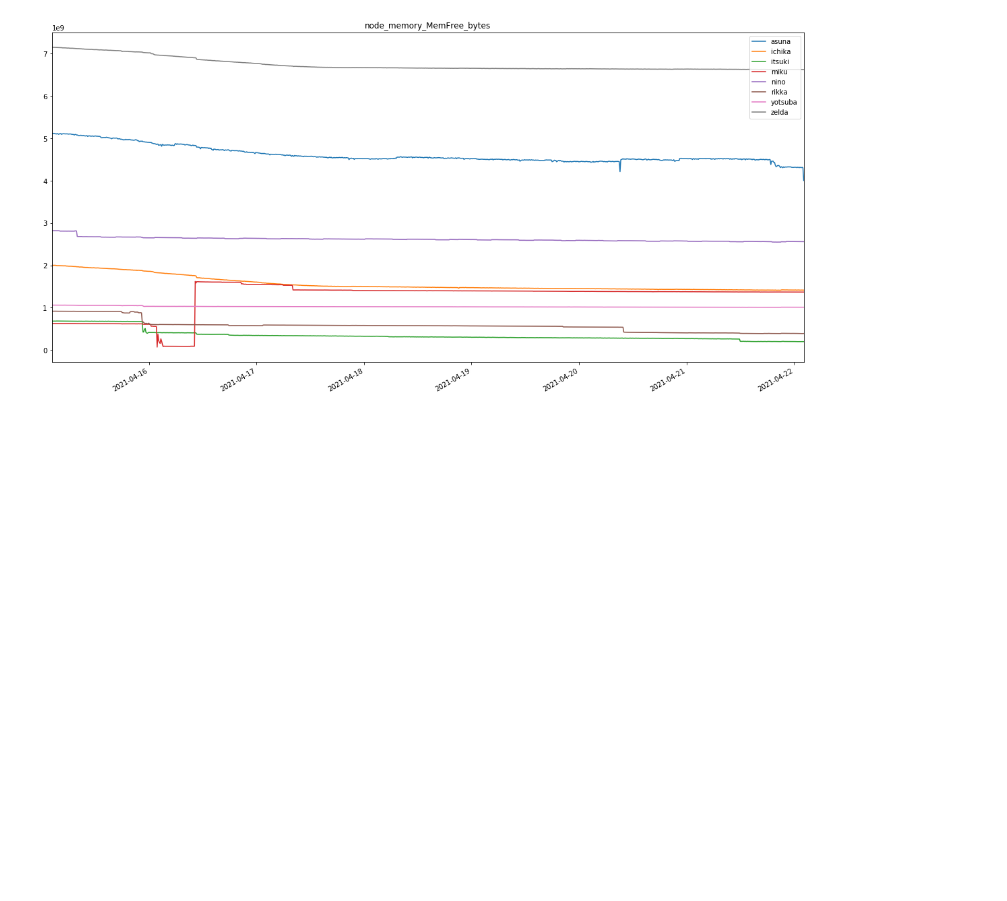
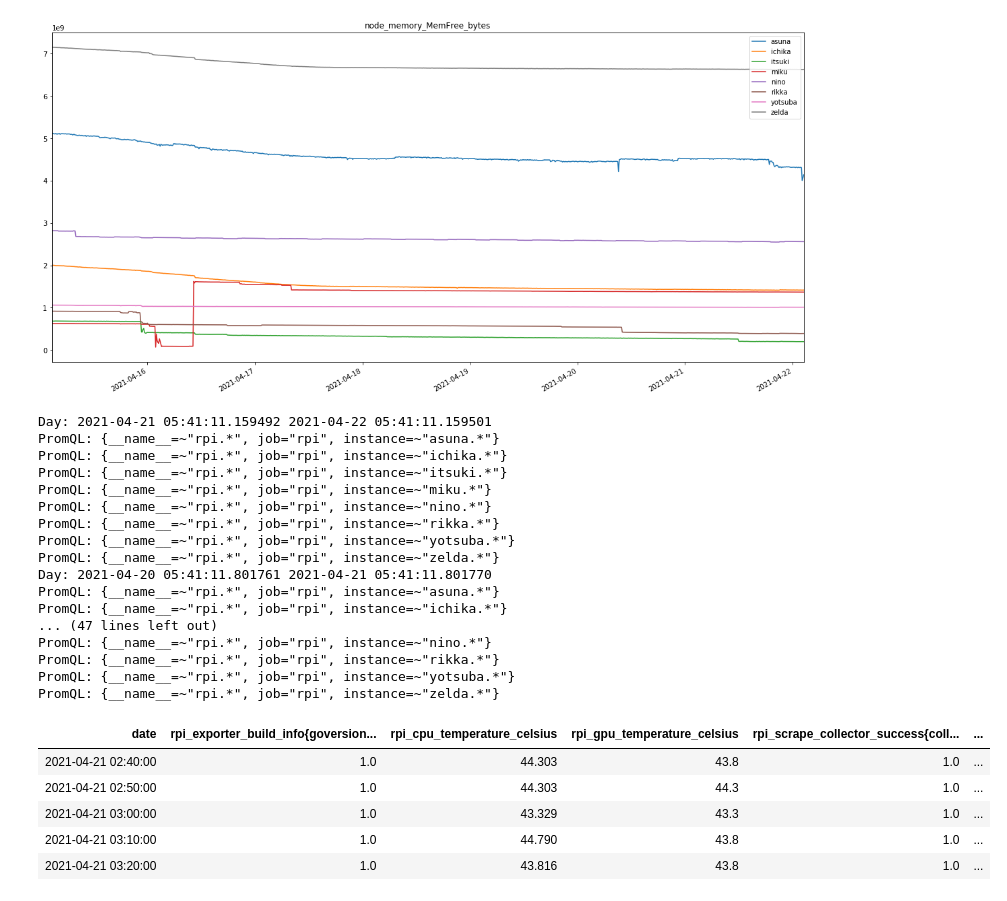
Before and after one commit to SnipGhost/Beholder, a Jupyter notebook: Analyze.ipynb, the cells around one changed output. Drawn from its saved outputs; the diff is of its cells as text; code cells hidden in the pictures; blank space fills up the shorter version.

```diff
--- a/Analyze.ipynb
+++ b/Analyze.ipynb
@@ -196,3 +196,34 @@ plt.show()
 [figure]
 # %%
 df.to_csv('node_data.csv')
+# %%
+job = 'rpi'
+metric = 'rpi'
+step = '10m'
+
+df = collect_all_metrics(instances, job, metric, step, 7)
+df.head()
+# %% [output]
+Day: 2021-04-21 05:41:11.159492 2021-04-22 05:41:11.159501
+PromQL: {__name__=~"rpi.*", job="rpi", instance=~"asuna.*"}
+PromQL: {__name__=~"rpi.*", job="rpi", instance=~"ichika.*"}
+PromQL: {__name__=~"rpi.*", job="rpi", instance=~"itsuki.*"}
+PromQL: {__name__=~"rpi.*", job="rpi", instance=~"miku.*"}
+PromQL: {__name__=~"rpi.*", job="rpi", instance=~"nino.*"}
+PromQL: {__name__=~"rpi.*", job="rpi", instance=~"rikka.*"}
+PromQL: {__name__=~"rpi.*", job="rpi", instance=~"yotsuba.*"}
+PromQL: {__name__=~"rpi.*", job="rpi", instance=~"zelda.*"}
+Day: 2021-04-20 05:41:11.801761 2021-04-21 05:41:11.801770
+PromQL: {__name__=~"rpi.*", job="rpi", instance=~"asuna.*"}
+PromQL: {__name__=~"rpi.*", job="rpi", instance=~"ichika.*"}
+... (47 lines left out)
+PromQL: {__name__=~"rpi.*", job="rpi", instance=~"nino.*"}
+PromQL: {__name__=~"rpi.*", job="rpi", instance=~"rikka.*"}
+PromQL: {__name__=~"rpi.*", job="rpi", instance=~"yotsuba.*"}
+PromQL: {__name__=~"rpi.*", job="rpi", instance=~"zelda.*"}
+| date | rpi_exporter_build_info{goversion... | rpi_cpu_temperature_celsius | rpi_gpu_temperature_celsius | rpi_scrape_collector_success{coll... | ... |
+| 2021-04-21 02:40:00 | 1.0 | 44.303 | 43.8 | 1.0 | ... |
+| 2021-04-21 02:50:00 | 1.0 | 44.303 | 44.3 | 1.0 | ... |
+| 2021-04-21 03:00:00 | 1.0 | 43.329 | 43.3 | 1.0 | ... |
+| 2021-04-21 03:10:00 | 1.0 | 44.790 | 43.8 | 1.0 | ... |
+| 2021-04-21 03:20:00 | 1.0 | 43.816 | 43.8 | 1.0 | ... |
```
Also changed, not shown: parts of 8 cells of this notebook, 1 other file.
